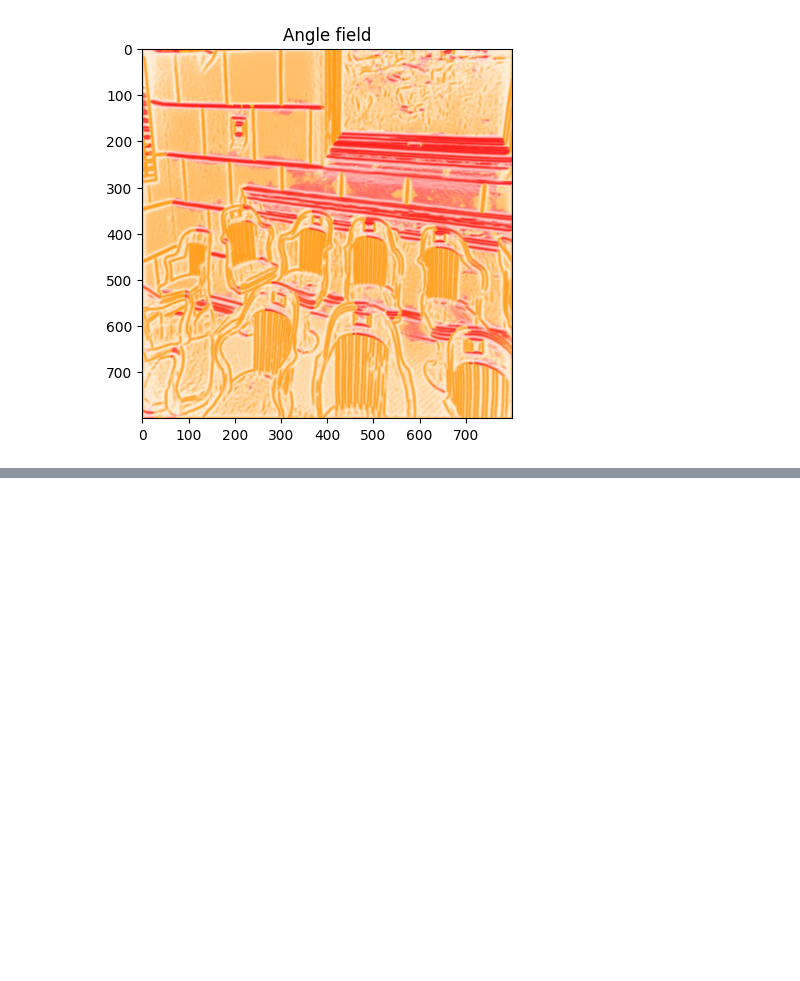
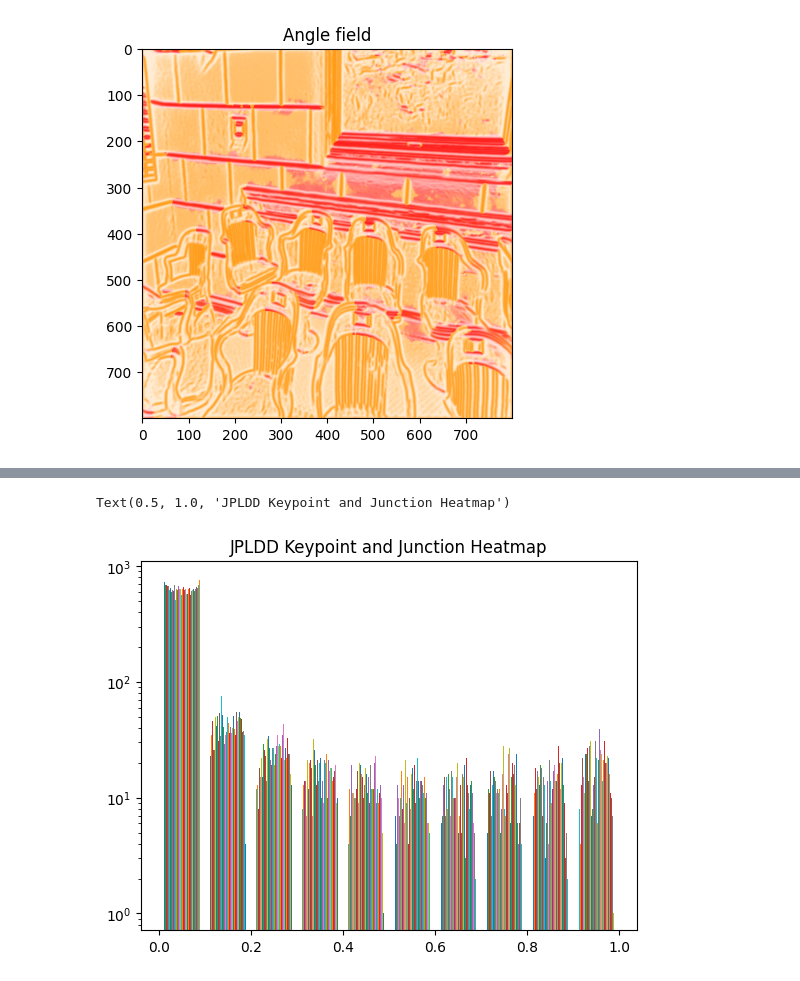
Before and after one commit to ewgoedeke/glue-factory, a Jupyter notebook: notebooks/training_visualization.ipynb, the cells around one changed output, grey strips where cells are left out. Saved outputs shown, nothing was run; the diff lists cells and outputs as text; code cells hidden in the pictures; blank space fills up the shorter version.

```diff
--- a/notebooks/training_visualization.ipynb
+++ b/notebooks/training_visualization.ipynb
@@ -136,0 +122,7 @@ tensor(0.)
+# %%
+plt.hist(kp_junction_map.numpy())
+plt.yscale("log")
+plt.title("JPLDD Keypoint and Junction Heatmap")
+# %% [output]
+Text(0.5, 1.0, 'JPLDD Keypoint and Junction Heatmap')
+[figure, added]
```
Also changed, not shown: parts of 14 cells of this notebook, 1 other file.
